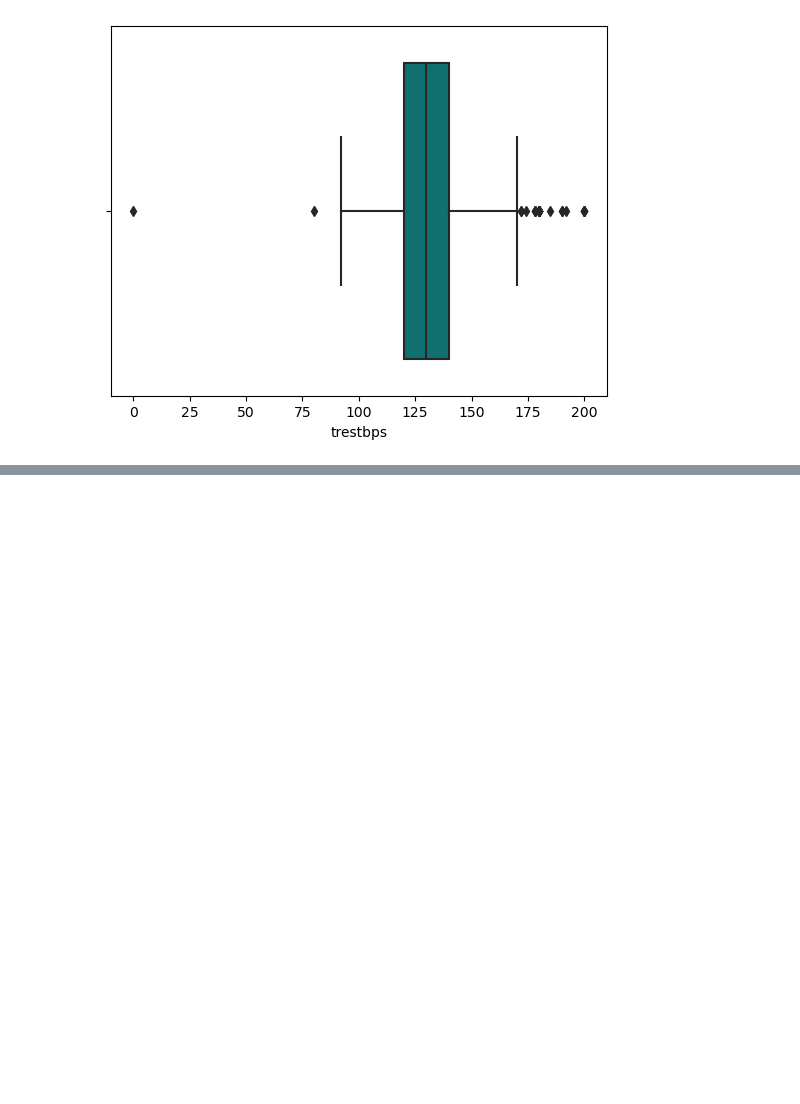
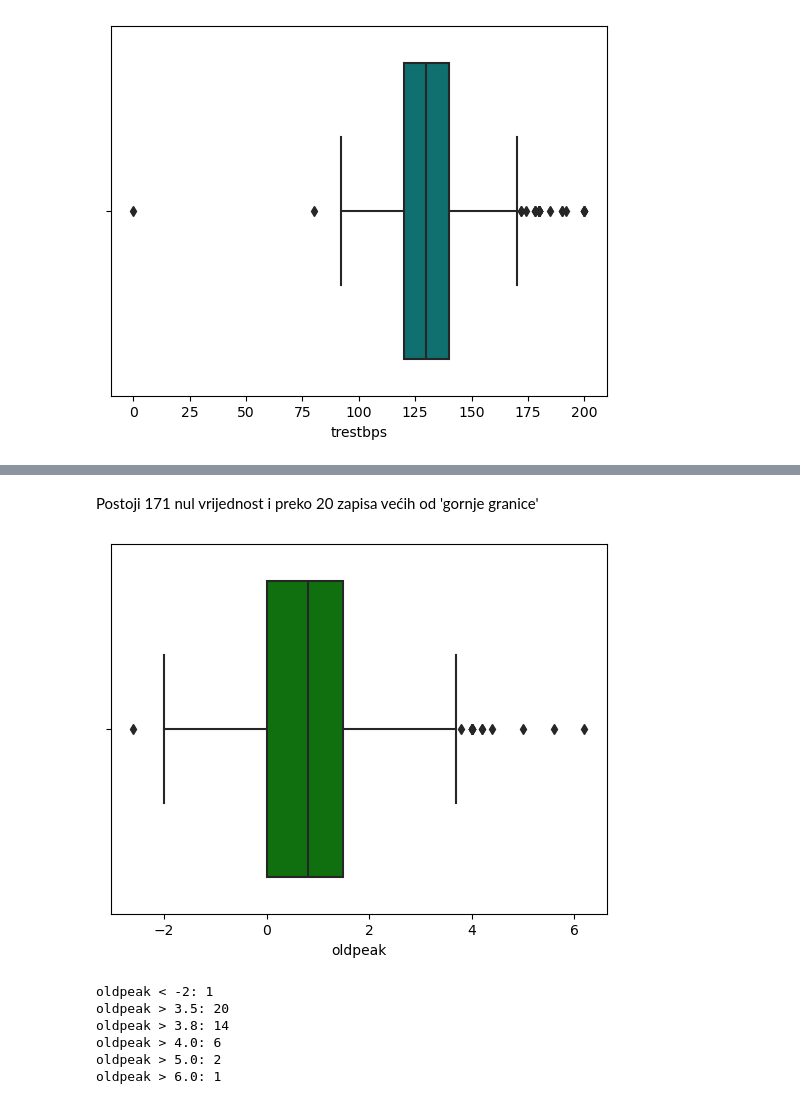
Before and after one commit to lucijaprodan/UZOP-project, a Jupyter notebook: ML_hf_analysis.ipynb, the cells around one changed output, grey strips where cells are left out. Saved outputs shown, nothing was run; the diff lists cells and outputs as text; code cells hidden in the pictures; blank space fills up the shorter version.

```diff
--- a/ML_hf_analysis.ipynb
+++ b/ML_hf_analysis.ipynb
@@ -503,0 +555,21 @@ plt.show()
+# %% [markdown]
+Postoji 171 nul vrijednost i preko 20 zapisa većih od 'gornje granice'
+# %%
+sns.boxplot(x = df2['oldpeak'], color = 'green')
+plt.show()
+# %% [output]
+[figure, added]
+# %%
+print(f'oldpeak < -2: {(df2.oldpeak < -2).sum()}')
+print(f'oldpeak > 3.5: {(df2.oldpeak > 3.5).sum()}')
+print(f'oldpeak > 3.8: {(df2.oldpeak > 3.8).sum()}')
+print(f'oldpeak > 4.0: {(df2.oldpeak > 4.0).sum()}')
+print(f'oldpeak > 5.0: {(df2.oldpeak > 5.0).sum()}')
+print(f'oldpeak > 6.0: {(df2.oldpeak > 6.0).sum()}')
+# %% [output]
+oldpeak < -2: 1
+oldpeak > 3.5: 20
+oldpeak > 3.8: 14
+oldpeak > 4.0: 6
+oldpeak > 5.0: 2
+oldpeak > 6.0: 1
```
Also changed, not shown: parts of 12 cells of this notebook.
